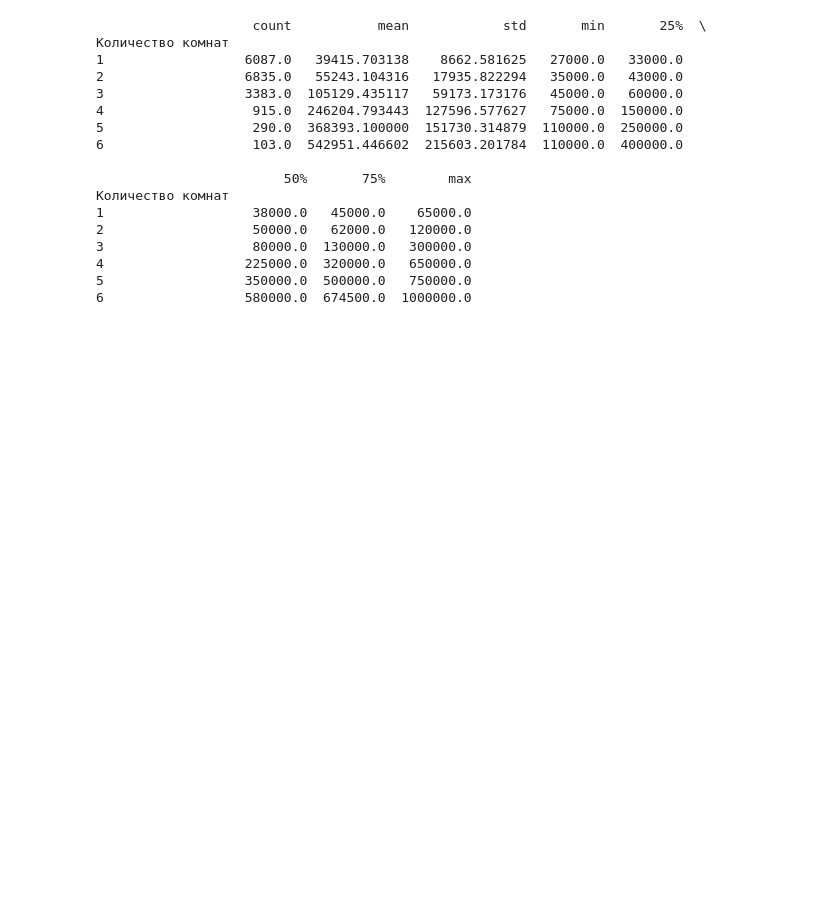
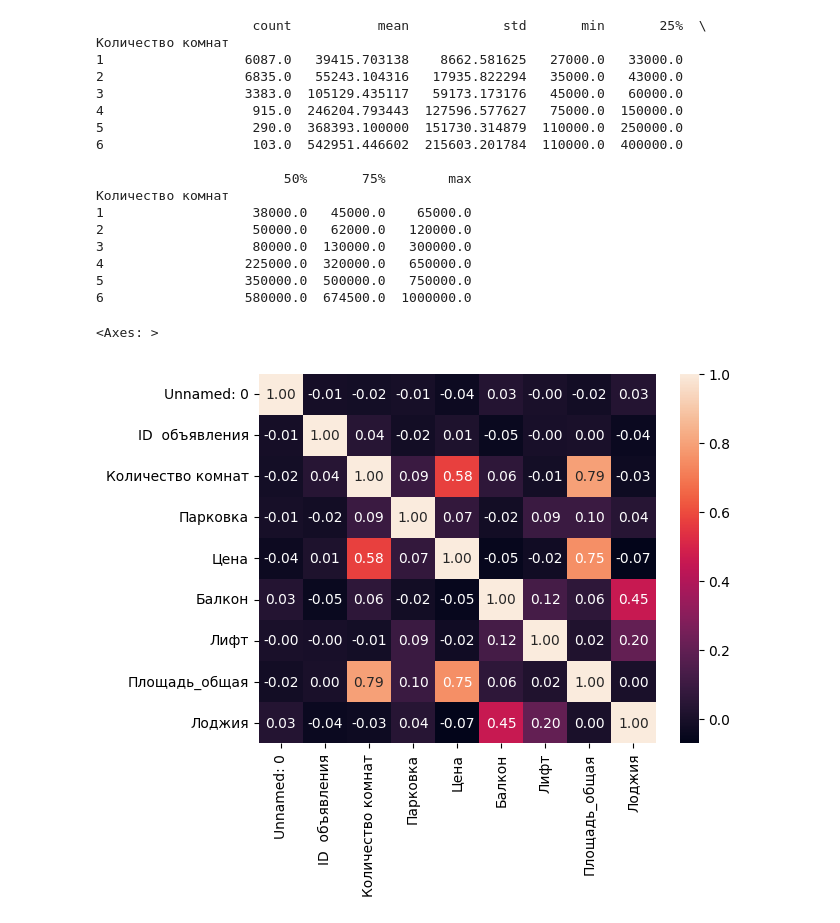
Before and after one commit to Ali-B-Indahouse/How-Much-Is-The-real-estate-in-Moscow, a Jupyter notebook: main.ipynb, the cells around one changed output. Saved outputs shown, nothing was run; the diff lists cells and outputs as text; code cells hidden in the pictures; blank space fills up the shorter version.

```diff
--- a/main.ipynb
+++ b/main.ipynb
@@ -247,3 +259,8 @@ print(df_filtered.groupby('Количество комнат')['Цена'].descr
 4                  225000.0  320000.0   650000.0
 5                  350000.0  500000.0   750000.0
 6                  580000.0  674500.0  1000000.0
+# %%
+sns.heatmap(df.corr(numeric_only=True), fmt='.2f', annot=True)
+# %% [output]
+<Axes: >
+[figure, added]
```
Also changed, not shown: parts of 1 cell of this notebook.
